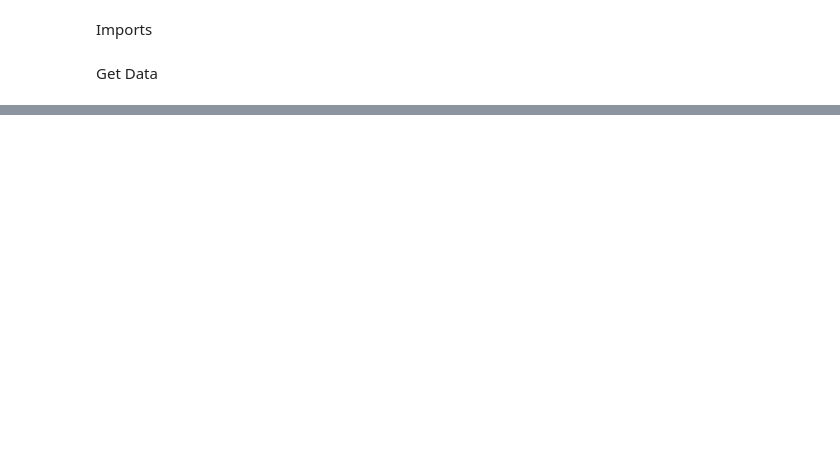
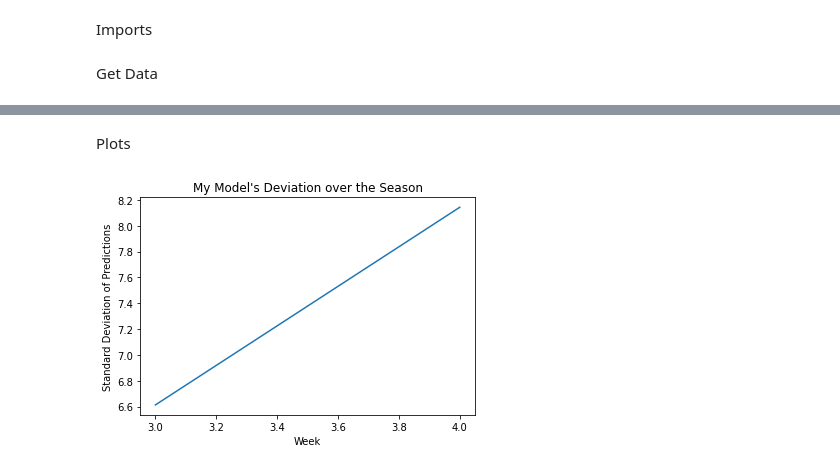
Before and after one commit to Amitparikh1/NFL-ML-Predictor, a Jupyter notebook: NFL_ML_Score_Predictor.ipynb, the cells around one changed output, grey strips where cells are left out. Saved outputs shown, nothing was run; the diff lists cells and outputs as text; code cells hidden in the pictures; blank space fills up the shorter version.

Commit message:
Updated with some models

```diff
--- a/NFL_ML_Score_Predictor.ipynb
+++ b/NFL_ML_Score_Predictor.ipynb
@@ -122,0 +140,9 @@ print(df)
+# %%
+def splitData(data,week):
+  train = data.loc[data['Week']<week]
+  test = data.loc[data['Week']==week]
+  x_train = train.iloc[:,2:12]
+  y_train = train.iloc[:,12]
+  x_test = test.iloc[:,2:12]
+  y_test = test.iloc[:,12]
+  return x_train,y_train,x_test,y_test
@@ -122,0 +170,10 @@ print(df)
+# %%
+def deviation(score_predictions,y_test):
+  ## Standard Deviation
+  count = 0
+  std_sum = 0
+  for i in range(len(score_predictions)):
+    std_sum += abs(score_predictions[i]-y_test.iloc[i])
+    count+=1
+  return (std_sum/count)
+  #print("Standard deviation of predicted scores from actual scores for week "+str(week) +" is "+str((std_sum/count)))
@@ -122,0 +182,15 @@ print(df)
+# %%
+season_data = pd.read_csv("nfl_data.csv",index_col=None)
+season_data = season_data.iloc[:,1:14]
+linear_std_deviations = []
+ridge_std_deviations = []
+count = 0
+for i in range(3,5):
+  xTr,yTr,xTe,yTe = splitData(season_data,i)
+  linear_predictions = linear_regression(xTr,yTr,xTe,yTe)
+  ridge_predictions = ridge_regression(xTr,yTr,xTe,yTe)
+  linear_std_deviations.append(deviation(linear_predictions,yTe))
+  ridge_std_deviations.append(deviation(ridge_predictions,yTe))
+
+print(linear_std_deviations)
+print(ridge_std_deviations)
@@ -122,0 +208,11 @@ print(df)
+# %% [markdown]
+Plots
+# %%
+## Line Graph of Standard Deviations
+plt.plot(range(3,5),linear_std_deviations)
+plt.xlabel("Week")
+plt.ylabel("Standard Deviation of Predictions")
+plt.title("My Model's Deviation over the Season")
+plt.show()
+# %% [output]
+[figure, added]
```
Also changed, not shown: parts of 12 cells of this notebook.
